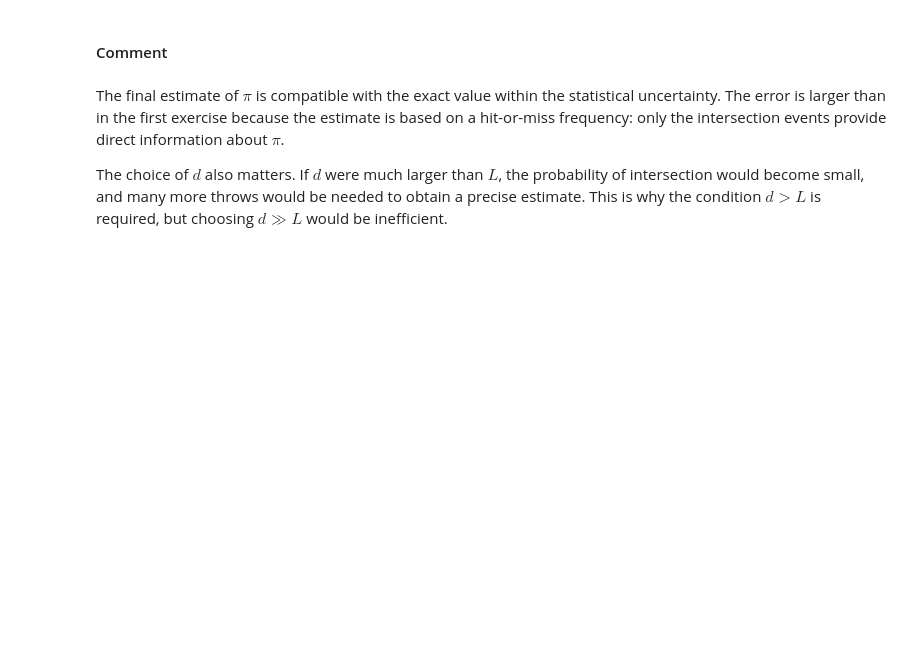
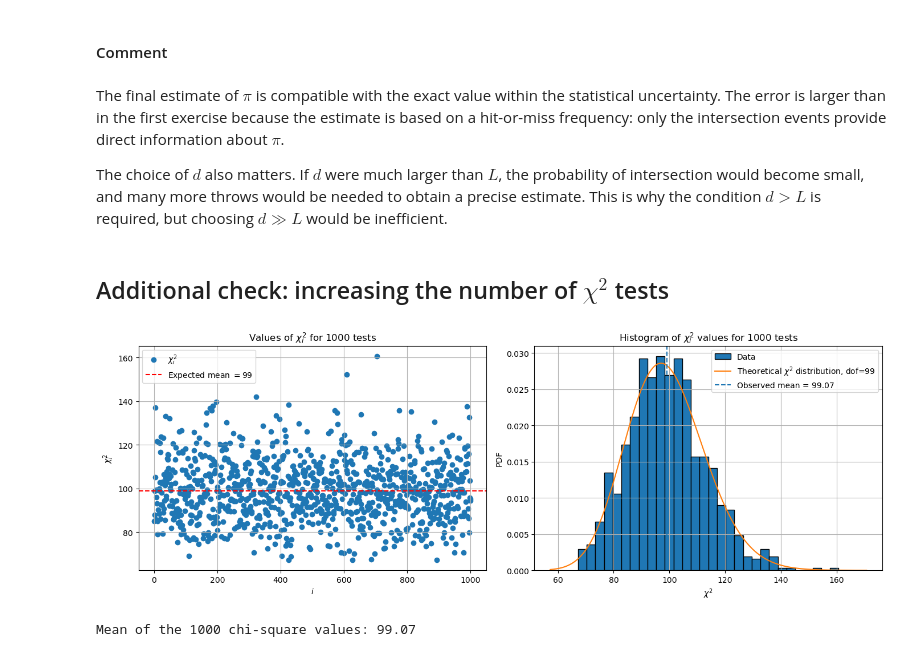
Before and after one commit to tommasonobili/Numerical-Simulation-Laboratory, a Jupyter notebook: laboratorio_1/jupyter_notebook_LSN01.ipynb, the cells around one changed output. Drawn from its saved outputs; the diff is of its cells as text; code cells hidden in the pictures; blank space fills up the shorter version.

```diff
--- a/laboratorio_1/jupyter_notebook_LSN01.ipynb
+++ b/laboratorio_1/jupyter_notebook_LSN01.ipynb
@@ -41,6 +39,7 @@ from scipy.stats import chi2, norm, cauchy
 # Files produced by the C++ codes
 data = pd.read_csv("Results/Esercizio_01.1_results.txt", sep=";")
 chi2_data = pd.read_csv("Results/Esercizio_01.1_chi2_results.txt", sep=";")
+chi2_additional_data = pd.read_csv("Results/Esercizio_01.1_chi2_additional_results.txt", sep=";")
 data_2 = pd.read_csv("Results/Esercizio_01.2_results.txt", sep=";")
 data_3 = pd.read_csv("Results/Esercizio_01.3_results.txt", sep=";")
 # %% [markdown]
@@ -591,3 +633,40 @@ Exact value: pi = 3.14159
 The final estimate of $\pi$ is compatible with the exact value within the statistical uncertainty. The error is larger than in the first exercise because the estimate is based on a hit-or-miss frequency: only the intersection events provide direct information about $\pi$.
 
 The choice of $d$ also matters. If $d$ were much larger than $L$, the probability of intersection would become small, and many more throws would be needed to obtain a precise estimate. This is why the condition $d>L$ is required, but choosing $d\gg L$ would be inefficient.
+# %% [markdown]
+## Additional check: increasing the number of $\chi^2$ tests
+# %%
+chi2_values = chi2_additional_data["Chi_2"].values
+i = np.arange(1, len(chi2_values)+1)
+
+dof = 99
+expected_mean = dof
+observed_mean = chi2_values.mean()
+
+fig, axes = plt.subplots(1, 2, figsize=(14, 5))
+
+axes[0].scatter(i, chi2_values, marker='o', label=r"$\chi^2_i$")
+axes[0].axhline(expected_mean, color='r', linestyle='--', label=r"Expected mean $\simeq 99$")
+axes[0].set_xlabel(r"$i$")
+axes[0].set_ylabel(r"$\chi^2_i$")
+axes[0].set_title(r"Values of $\chi^2_i$ for 1000 tests")
+axes[0].grid(True)
+axes[0].legend()
+
+axes[1].hist(chi2_values, bins=30, density=True, edgecolor="black", label="Data")
+x_chi = np.linspace(min(chi2_values)-10, max(chi2_values)+10, 1000)
+axes[1].plot(x_chi, chi2.pdf(x_chi, df=dof), label=rf"Theoretical $\chi^2$ distribution, dof={dof}")
+axes[1].axvline(observed_mean, linestyle='--', label=rf"Observed mean = {observed_mean:.2f}")
+axes[1].set_xlabel(r"$\chi^2$")
+axes[1].set_ylabel("PDF")
+axes[1].set_title(r"Histogram of $\chi^2_i$ values for 1000 tests")
+axes[1].grid(True)
+axes[1].legend()
+
+plt.tight_layout()
+plt.show()
+
+print(f"Mean of the 1000 chi-square values: {observed_mean:.2f}")
+# %% [output]
+[figure, added]
+Mean of the 1000 chi-square values: 99.07
```
Also changed, not shown: parts of 7 cells of this notebook.
